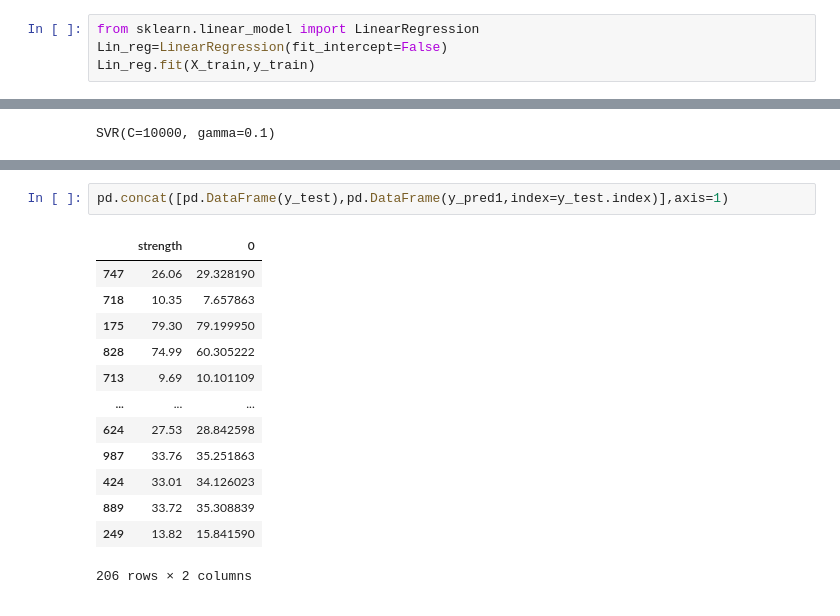
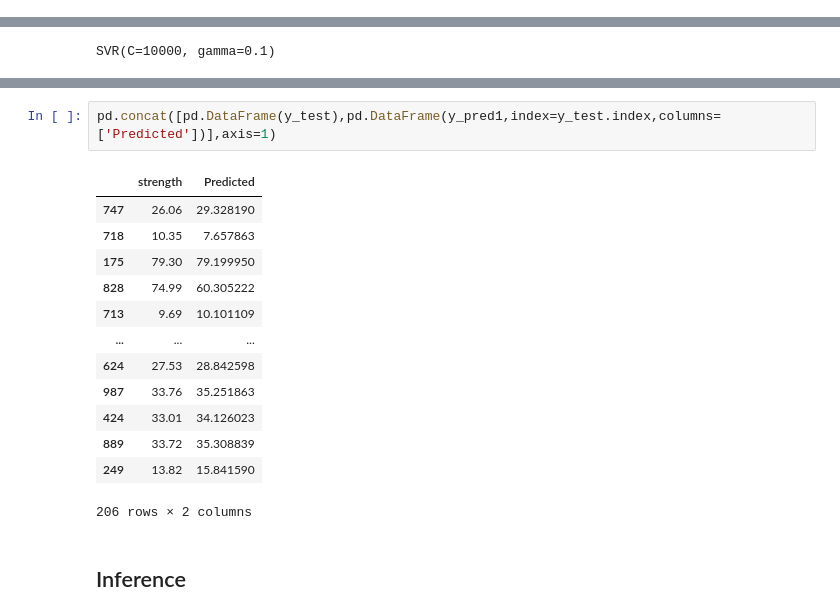
Before and after one commit to VishalWadagavi/Regression_Projects, a Jupyter notebook: Concrete_Compressive_Strength_Prediction.ipynb, the cells around one changed output, grey strips where cells are left out. Cells and saved outputs as stored; diff of their text form.

```diff
--- a/Concrete_Compressive_Strength_Prediction.ipynb
+++ b/Concrete_Compressive_Strength_Prediction.ipynb
@@ -102,7 +119,3 @@ X_train=scaler.fit_transform(X_train1)
 X_test=scaler.transform(X_test1)
 X_train=pd.DataFrame(X_train,columns=X_train1.columns,index=X_train1.index)
 X_test=pd.DataFrame(X_test,columns=X_test1.columns,index=X_test1.index)
-# %%
-from sklearn.linear_model import LinearRegression
-Lin_reg=LinearRegression(fit_intercept=False)
-Lin_reg.fit(X_train,y_train)
@@ -269,7 +299,7 @@ Mean Absolute Percentage Error: 10.740933796334943
 # %%
-pd.concat([pd.DataFrame(y_test),pd.DataFrame(y_pred1,index=y_test.index)],axis=1)
+pd.concat([pd.DataFrame(y_test),pd.DataFrame(y_pred1,index=y_test.index,columns=['Predicted'])],axis=1)
 # %% [output]
-|  | strength | 0 |
+|  | strength | Predicted |
 | 747 | 26.06 | 29.328190 |
 | 718 | 10.35 | 7.657863 |
 | 175 | 79.30 | 79.199950 |
@@ -282,3 +312,5 @@ pd.concat([pd.DataFrame(y_test),pd.DataFrame(y_pred1,index=y_test.index)],axis=1
 | 889 | 33.72 | 35.308839 |
 | 249 | 13.82 | 15.841590 |
 206 rows × 2 columns
+# %% [markdown]
+## Inference
```
Also changed, not shown: parts of 27 cells of this notebook.
